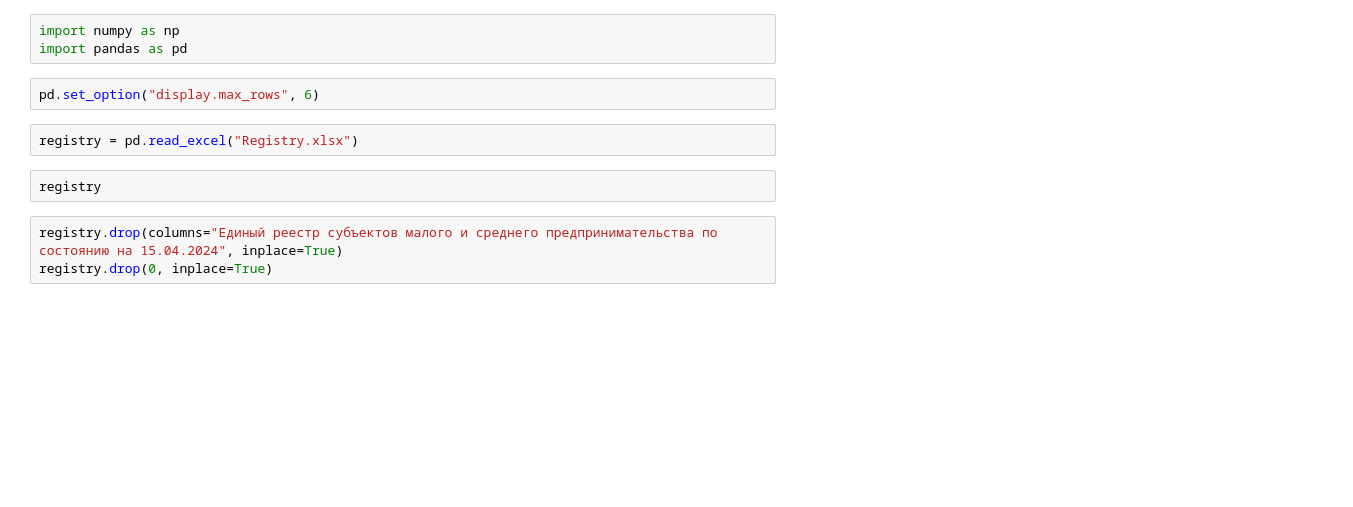
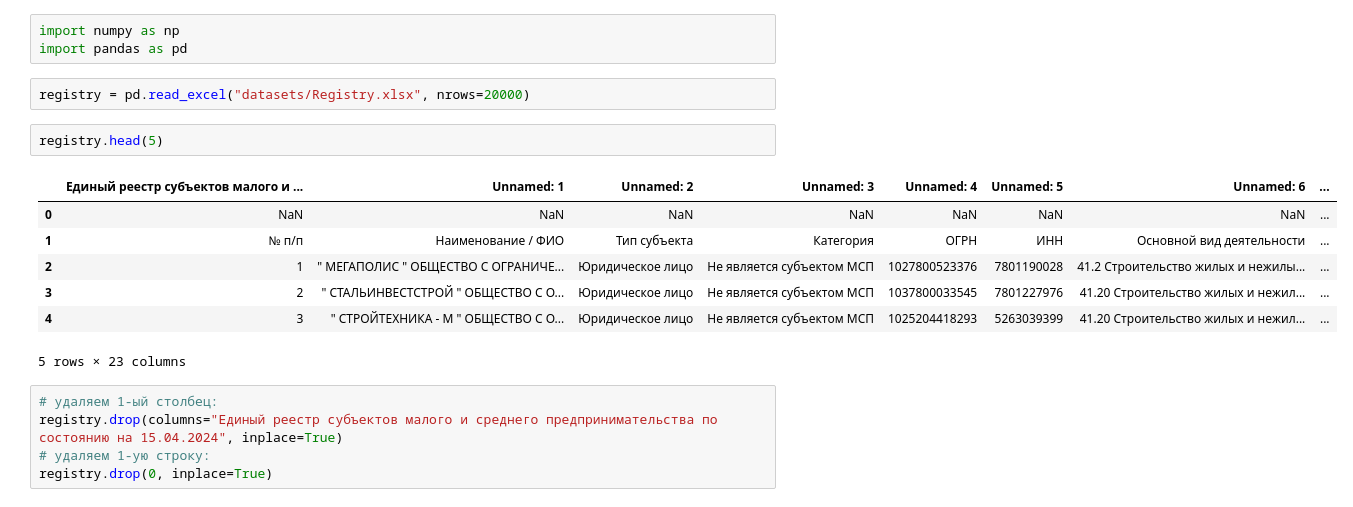
Before and after one commit to xTravisBickley/construction-sme-eda, a Jupyter notebook: src/clearing_registry.ipynb, the cells around one changed output. Saved outputs shown, nothing was run; the diff lists cells and outputs as text; blank space fills up the shorter version.

```diff
--- a/src/clearing_registry.ipynb
+++ b/src/clearing_registry.ipynb
@@ -1,12 +1,20 @@
 # %%
 import numpy as np
 import pandas as pd
-# %%
-pd.set_option("display.max_rows", 6)
 # %%
-registry = pd.read_excel("Registry.xlsx")
+registry = pd.read_excel("datasets/Registry.xlsx", nrows=20000)
 # %%
-registry
+registry.head(5)
+# %% [output]
+|  | Единый реестр субъектов малого и ... | Unnamed: 1 | Unnamed: 2 | Unnamed: 3 | Unnamed: 4 | Unnamed: 5 | Unnamed: 6 | ... |
+| 0 | NaN | NaN | NaN | NaN | NaN | NaN | NaN | ... |
+| 1 | № п/п | Наименование / ФИО | Тип субъекта | Категория | ОГРН | ИНН | Основной вид деятельности | ... |
+| 2 | 1 | " МЕГАПОЛИС " ОБЩЕСТВО С ОГРАНИЧЕ... | Юридическое лицо | Не является субъектом МСП | 1027800523376 | 7801190028 | 41.2 Строительство жилых и нежилы... | ... |
+| 3 | 2 | " СТАЛЬИНВЕСТСТРОЙ " ОБЩЕСТВО С О... | Юридическое лицо | Не является субъектом МСП | 1037800033545 | 7801227976 | 41.20 Строительство жилых и нежил... | ... |
+| 4 | 3 | " СТРОЙТЕХНИКА - М " ОБЩЕСТВО С О... | Юридическое лицо | Не является субъектом МСП | 1025204418293 | 5263039399 | 41.20 Строительство жилых и нежил... | ... |
+5 rows × 23 columns
 # %%
+# удаляем 1-ый столбец:
 registry.drop(columns="Единый реестр субъектов малого и среднего предпринимательства по состоянию на 15.04.2024", inplace=True)
+# удаляем 1-ую строку:
 registry.drop(0, inplace=True)
```
Also changed, not shown: parts of 13 cells of this notebook, 1 other file.
